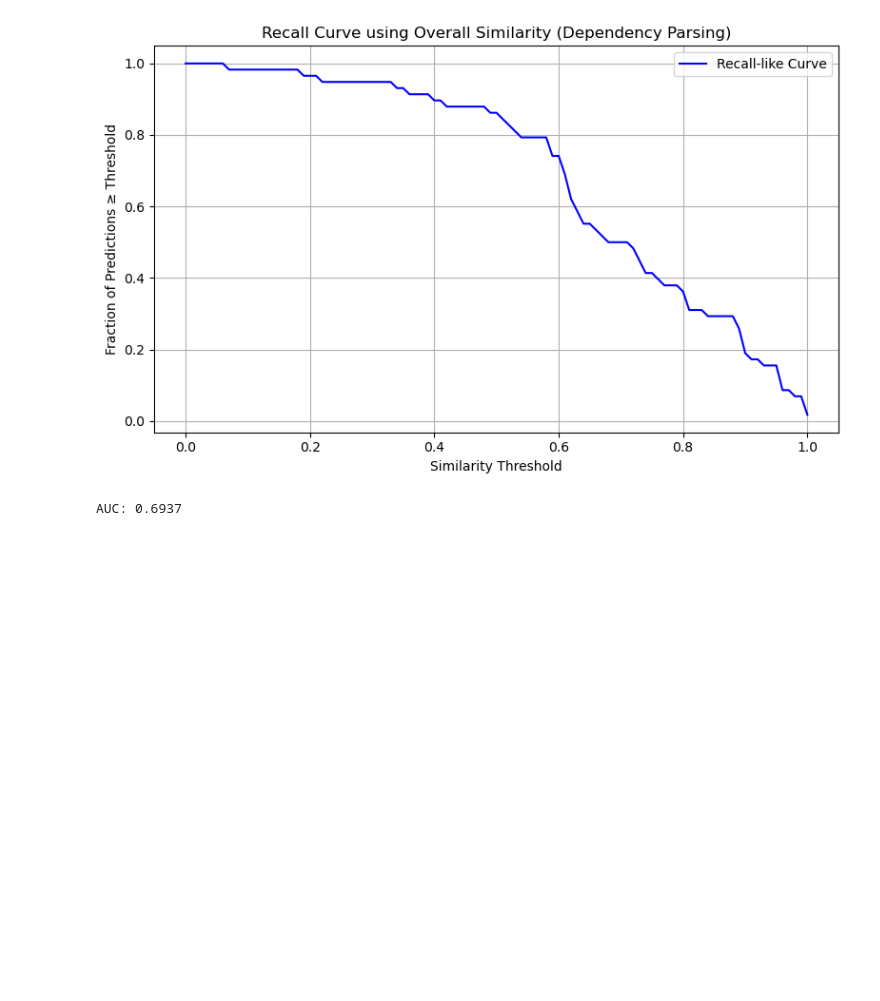
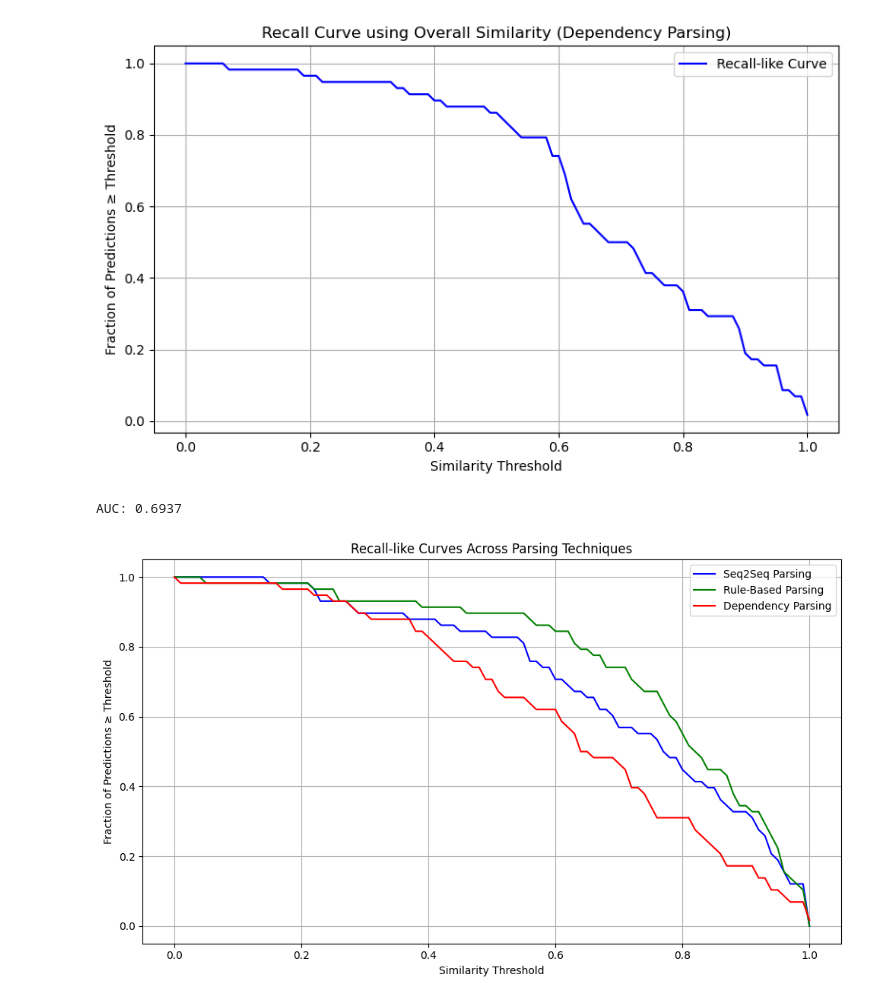
Before and after one commit to rng190001/CS6375-ResearchProject, a Jupyter notebook: evaluationMetrics.ipynb, the cells around one changed output. Drawn from its saved outputs; the diff is of its cells as text; code cells hidden in the pictures; blank space fills up the shorter version.

Commit message:
Added a recall curve

```diff
--- a/evaluationMetrics.ipynb
+++ b/evaluationMetrics.ipynb
@@ -498,3 +498,34 @@ print(f"AUC: {auc:.4f}")
 # %% [output]
 [figure]
 AUC: 0.6937
+# %%
+import numpy as np
+import matplotlib.pyplot as plt
+
+thresholds = np.arange(0.0, 1.01, 0.01)
+
+# Store recall values for each method
+methods = ['Overall Similarity Seq2Seq', 'Overall Similarity Rule Based', 'Overall Similarity Dependency']
+labels = ['Seq2Seq Parsing', 'Rule-Based Parsing', 'Dependency Parsing']
+colors = ['blue', 'green', 'red']
+recall_curves = {}
+
+for method in methods:
+    similarity_scores = seq2seqParsing[method]
+    recalls = [(similarity_scores >= t).sum() / len(similarity_scores) for t in thresholds]
+    recall_curves[method] = recalls
+
+# Plot all curves on the same graph
+plt.figure(figsize=(10, 6))
+for method, label, color in zip(methods, labels, colors):
+    plt.plot(thresholds, recall_curves[method], label=label, color=color)
+
+plt.xlabel('Similarity Threshold')
+plt.ylabel('Fraction of Predictions ≥ Threshold')
+plt.title('Recall-like Curves Across Parsing Techniques')
+plt.grid(True)
+plt.legend()
+plt.tight_layout()
+plt.show()
+# %% [output]
+[figure, added]
```
